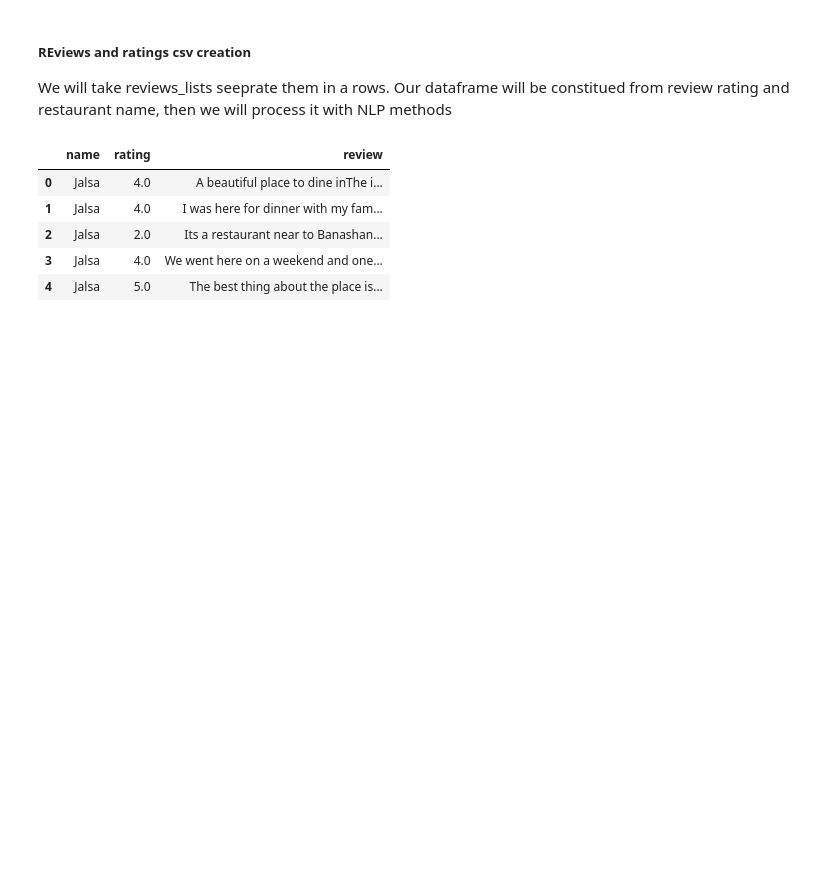
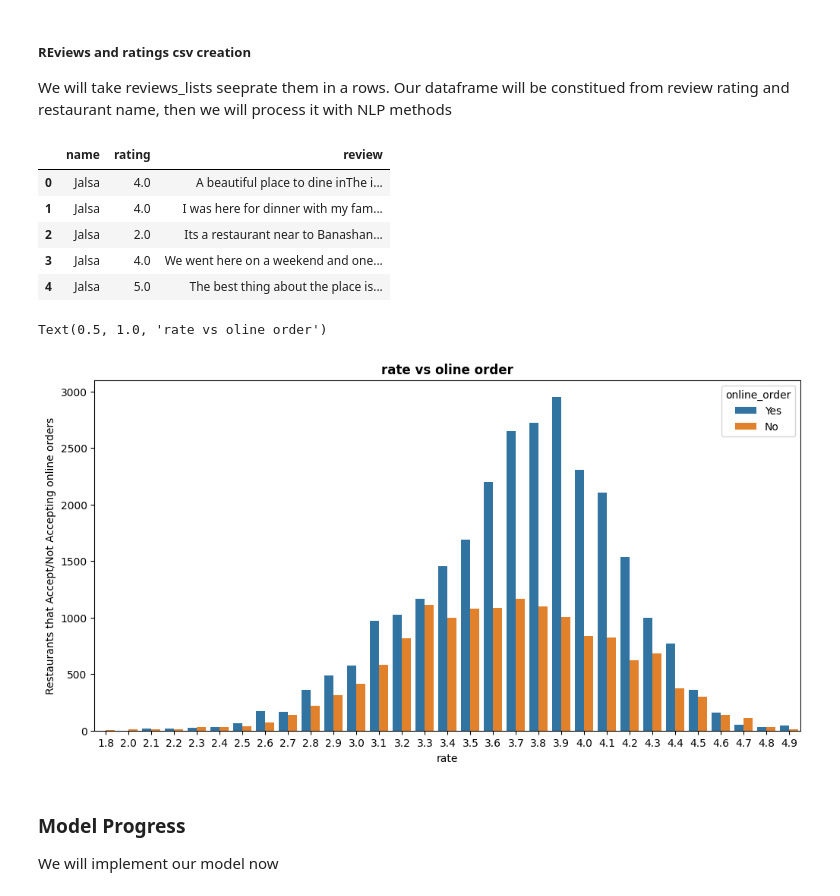
Before and after one commit to remre/datavisu, a Jupyter notebook: sample.ipynb, the cells around one changed output. Drawn from its saved outputs; the diff is of its cells as text; code cells hidden in the pictures; blank space fills up the shorter version.

Commit message:
trying to provide model

```diff
--- a/sample.ipynb
+++ b/sample.ipynb
@@ -850,3 +885,14 @@ rating_df.head()
 | 2 | Jalsa | 2.0 | Its a restaurant near to Banashan... |
 | 3 | Jalsa | 4.0 | We went here on a weekend and one... |
 | 4 | Jalsa | 5.0 | The best thing about the place is... |
+# %%
+plt.figure(figsize = (12,6))
+sns.countplot(x=df4['rate'], hue = df4['online_order'])
+plt.ylabel("Restaurants that Accept/Not Accepting online orders")
+plt.title("rate vs oline order",weight = 'bold')
+# %% [output]
+Text(0.5, 1.0, 'rate vs oline order')
+[figure, added]
+# %% [markdown]
+### Model Progress
+We will implement our model now
```
Also changed, not shown: parts of 49 cells of this notebook.
